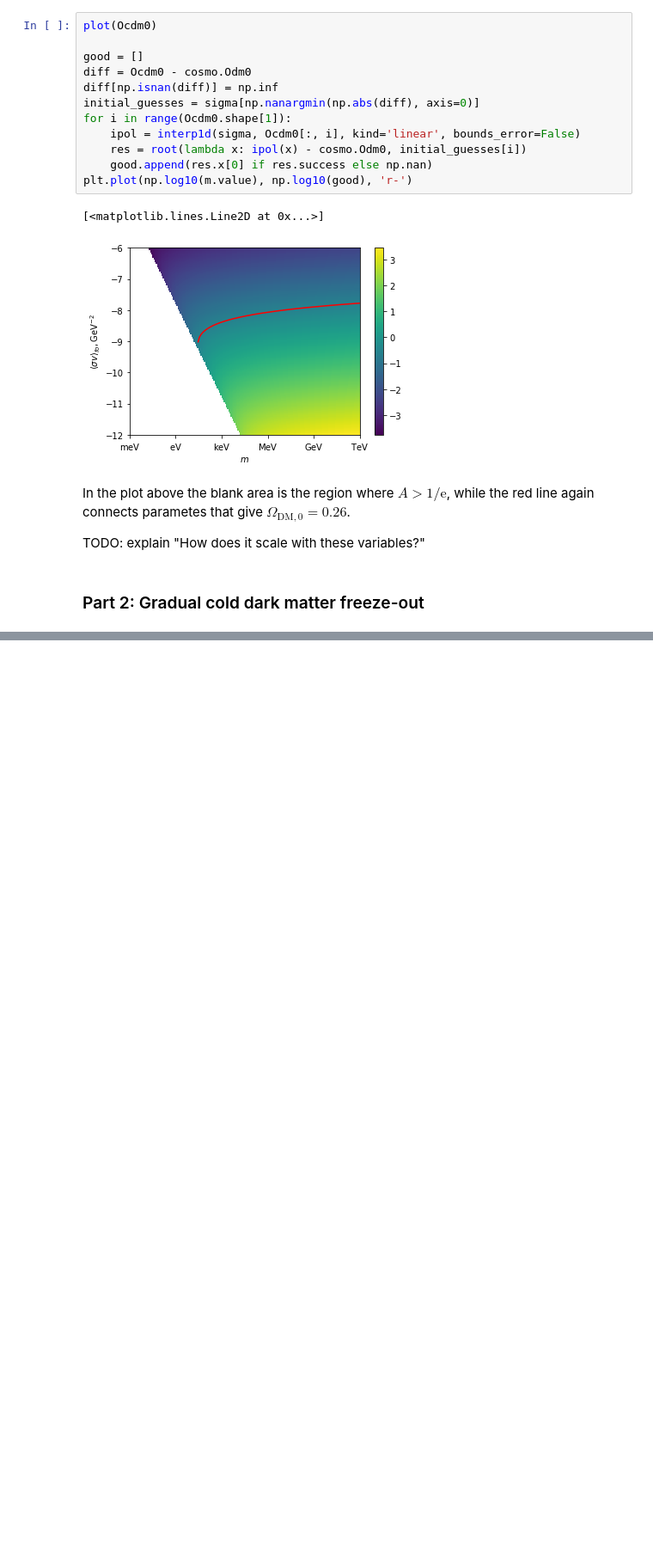
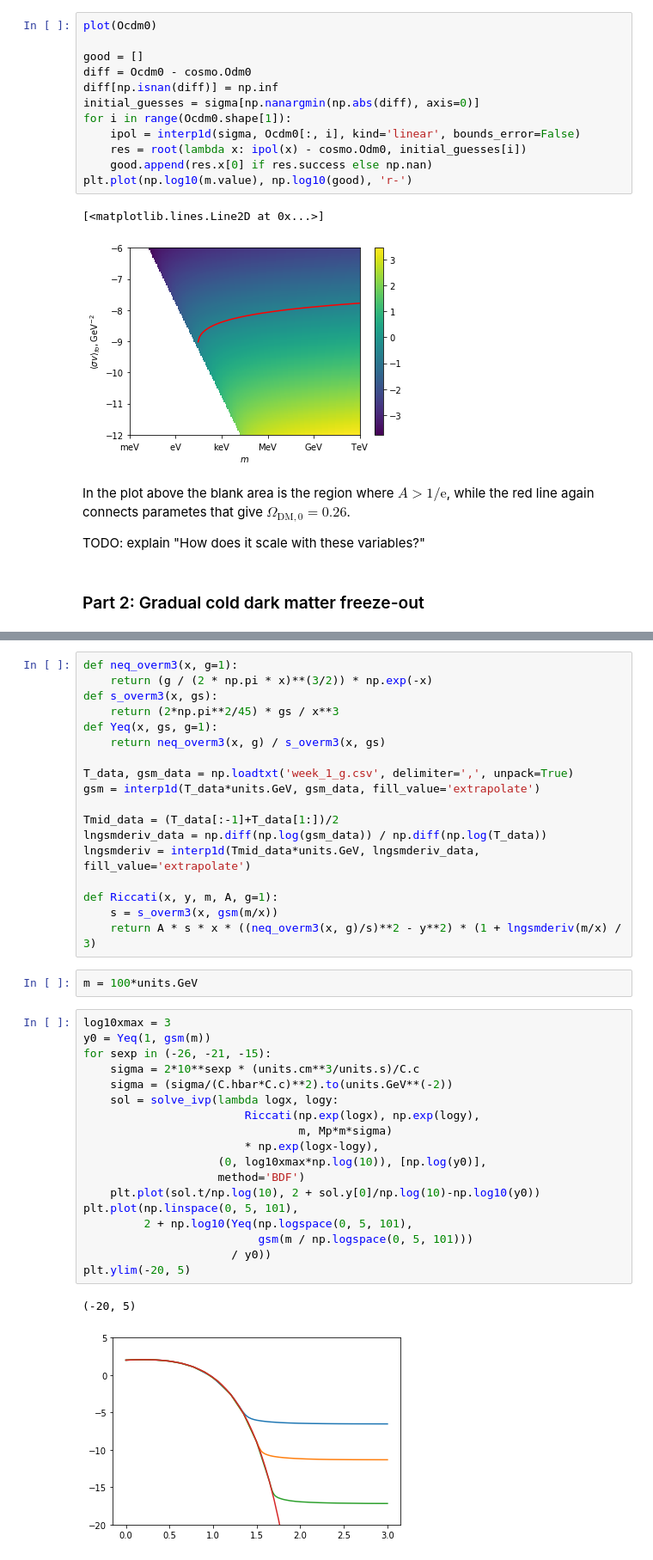
Before and after one commit to adam-coogan/gss19_sterile_nus, a Jupyter notebook: notebooks/week_1.ipynb, the cells around one changed output, grey strips where cells are left out. Shown at 86% size. Saved outputs shown, nothing was run; the diff lists cells and outputs as text; blank space fills up the shorter version.

```diff
--- a/notebooks/week_1.ipynb
+++ b/notebooks/week_1.ipynb
@@ -94,0 +105,41 @@ TODO: explain "How does it scale with these variables?"
+# %%
+def neq_overm3(x, g=1):
+    return (g / (2 * np.pi * x)**(3/2)) * np.exp(-x)
+def s_overm3(x, gs):
+    return (2*np.pi**2/45) * gs / x**3
+def Yeq(x, gs, g=1):
+    return neq_overm3(x, g) / s_overm3(x, gs)
+
+T_data, gsm_data = np.loadtxt('week_1_g.csv', delimiter=',', unpack=True)
+gsm = interp1d(T_data*units.GeV, gsm_data, fill_value='extrapolate')
+
+Tmid_data = (T_data[:-1]+T_data[1:])/2
+lngsmderiv_data = np.diff(np.log(gsm_data)) / np.diff(np.log(T_data))
+lngsmderiv = interp1d(Tmid_data*units.GeV, lngsmderiv_data, fill_value='extrapolate')
+
+def Riccati(x, y, m, A, g=1):
+    s = s_overm3(x, gsm(m/x))
+    return A * s * x * ((neq_overm3(x, g)/s)**2 - y**2) * (1 + lngsmderiv(m/x) / 3)
+# %%
+m = 100*units.GeV
+# %%
+log10xmax = 3
+y0 = Yeq(1, gsm(m))
+for sexp in (-26, -21, -15):
+    sigma = 2*10**sexp * (units.cm**3/units.s)/C.c
+    sigma = (sigma/(C.hbar*C.c)**2).to(units.GeV**(-2))
+    sol = solve_ivp(lambda logx, logy:
+                        Riccati(np.exp(logx), np.exp(logy),
+                                m, Mp*m*sigma)
+                        * np.exp(logx-logy),
+                    (0, log10xmax*np.log(10)), [np.log(y0)],
+                    method='BDF')
+    plt.plot(sol.t/np.log(10), 2 + sol.y[0]/np.log(10)-np.log10(y0))
+plt.plot(np.linspace(0, 5, 101),
+         2 + np.log10(Yeq(np.logspace(0, 5, 101),
+                          gsm(m / np.logspace(0, 5, 101)))
+                      / y0))
+plt.ylim(-20, 5)
+# %% [output]
+(-20, 5)
+[figure, added]
```
Also changed, not shown: parts of 4 cells of this notebook.
